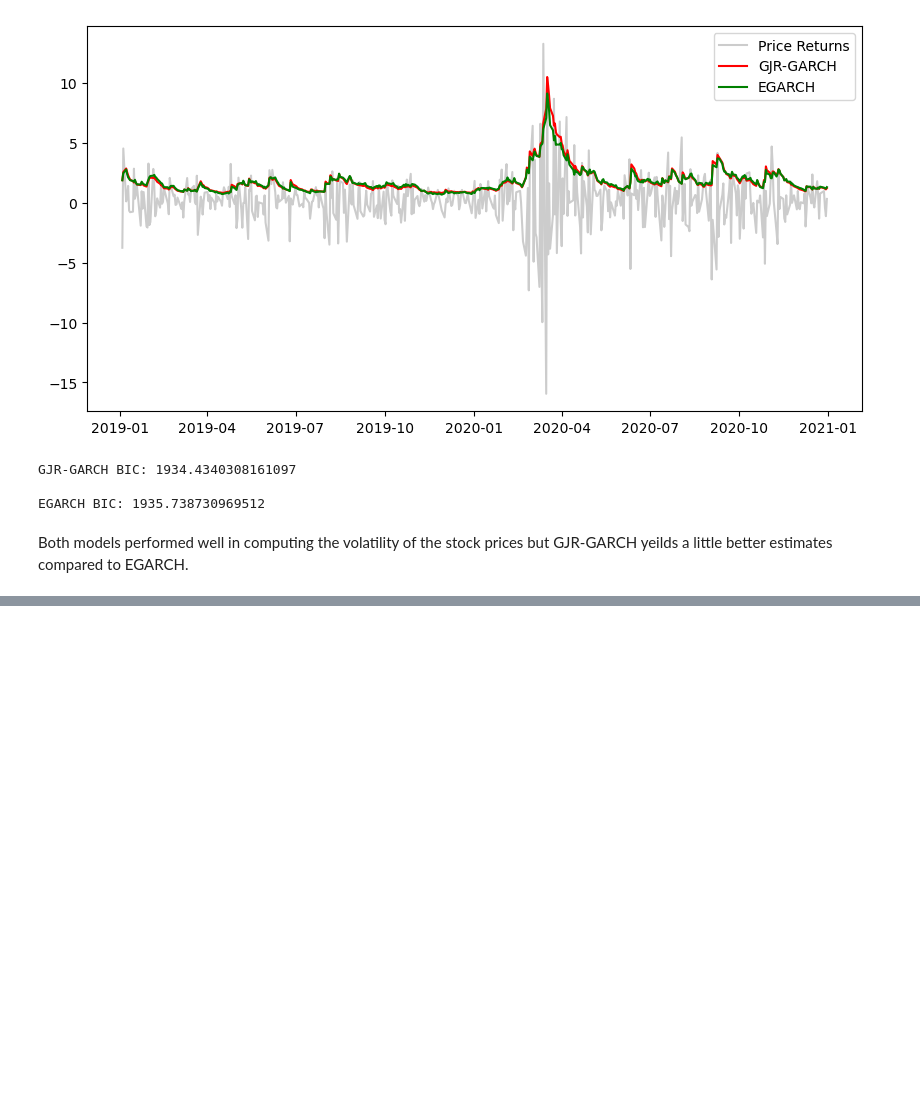
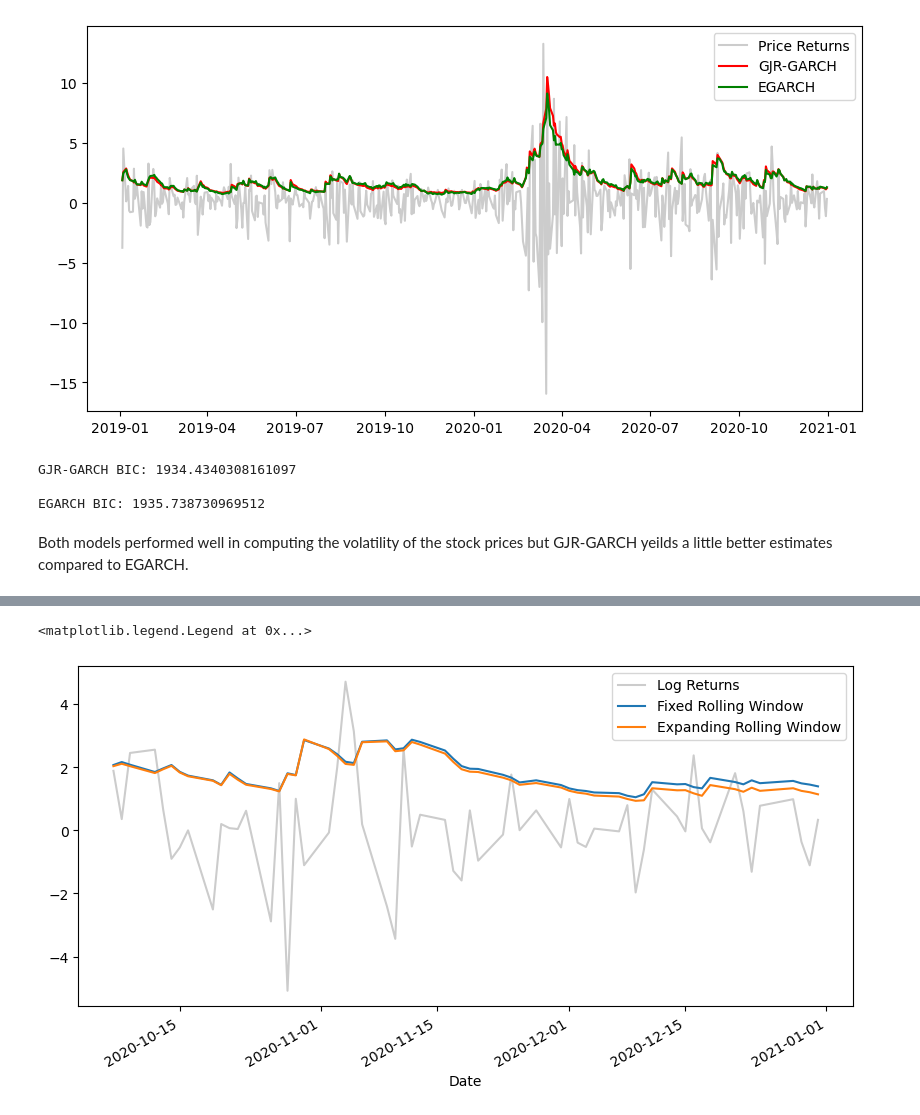
Before and after one commit to ansingh16/Time_Series_Analysis, a Jupyter notebook: Volatility_analysis.ipynb, the cells around one changed output, grey strips where cells are left out. Drawn from its saved outputs; the diff is of its cells as text; code cells hidden in the pictures; blank space fills up the shorter version.

```diff
--- a/Volatility_analysis.ipynb
+++ b/Volatility_analysis.ipynb
@@ -505,0 +582,10 @@ Both models performed well in computing the volatility of the stock prices but G
+# %%
+fig,ax = plt.subplots(1,1,figsize=(10,5))
+stocks['Log_Return'][-60:].plot(ax=ax,color='grey', alpha = 0.4, label = 'Price Returns')
+fixed_window_df[-60:].plot(ax=ax,x='Date', y='Volatility', kind='line')
+expanding_window_df[-60:].plot(ax=ax,x='Date', y='Volatility', kind='line')
+
+ax.legend(['Log Returns', 'Fixed Rolling Window', 'Expanding Rolling Window'])
+# %% [output]
+<matplotlib.legend.Legend at 0x...>
+[figure, added]
```
Also changed, not shown: parts of 13 cells of this notebook.
